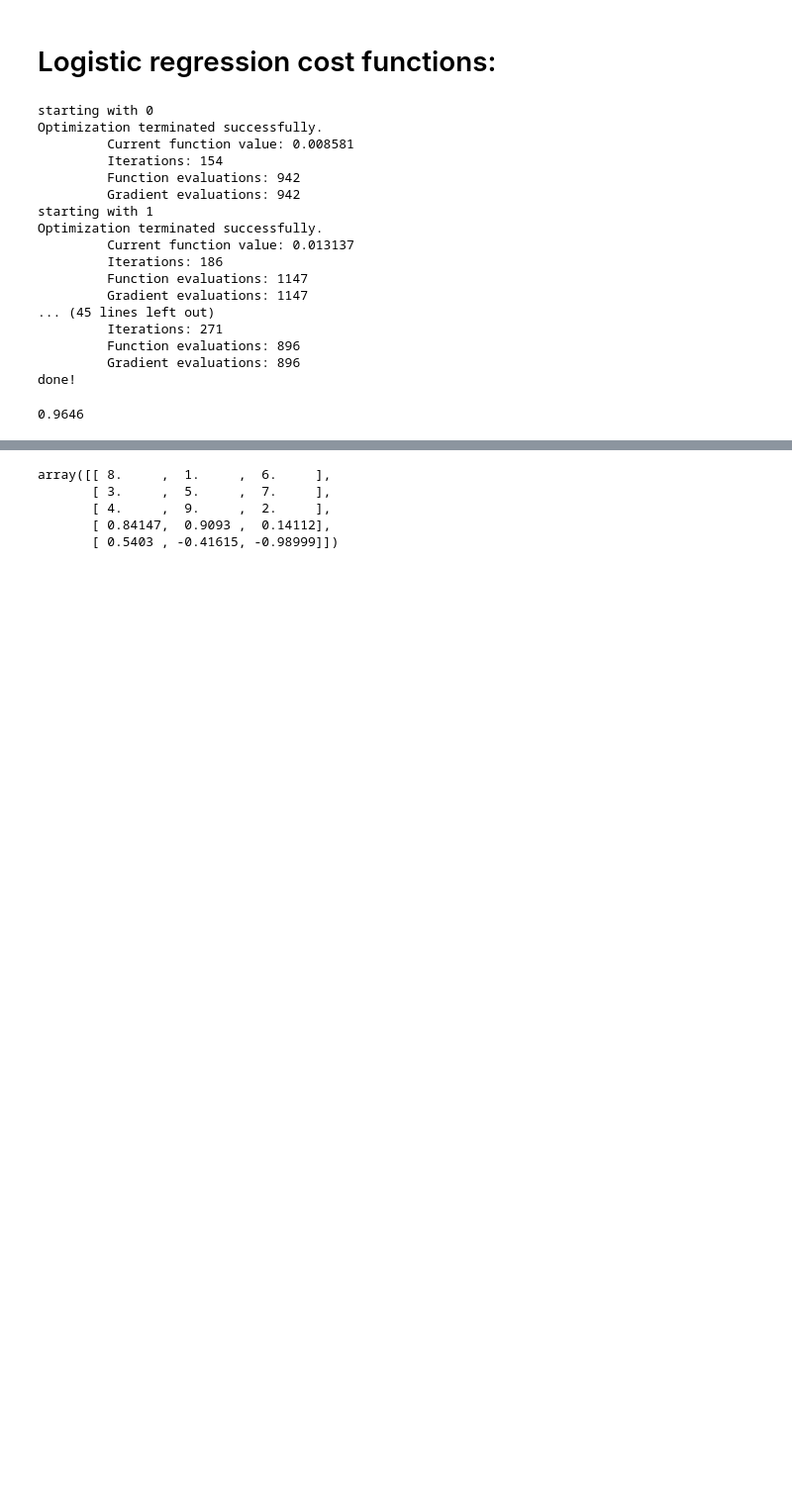
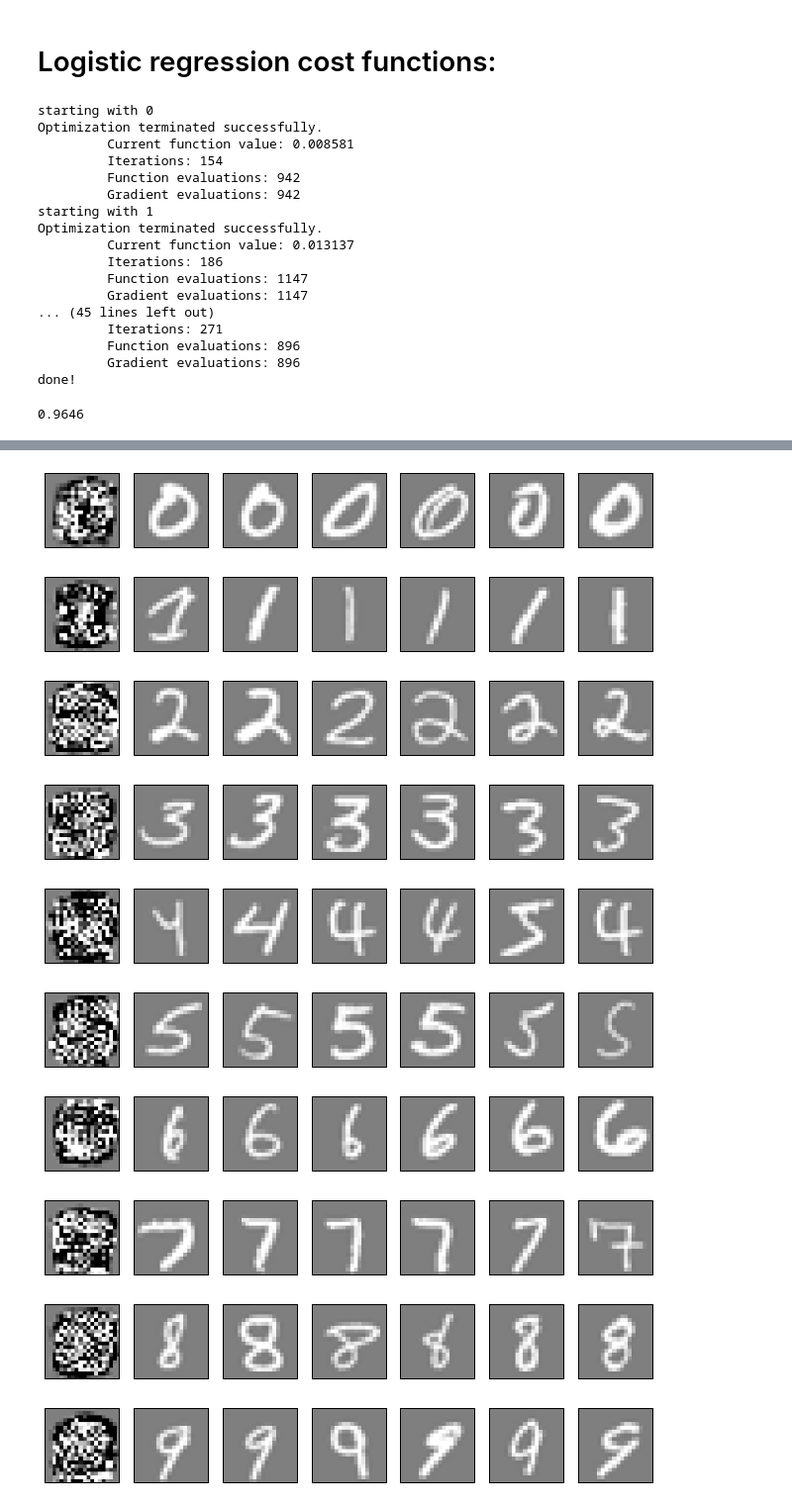
Before and after one commit to liavkoren/ng-redux, a Jupyter notebook: ex3/Neural Nets & Classification - log prob.ipynb, the cells around one changed output, grey strips where cells are left out. Shown at 99% size. Saved outputs shown, nothing was run; the diff lists cells and outputs as text; code cells hidden in the pictures; blank space fills up the shorter version.

```diff
--- a/ex3/Neural Nets & Classification - log prob.ipynb
+++ b/ex3/Neural Nets & Classification - log prob.ipynb
@@ -264,15 +226,0 @@ Predicted as: 1
-# %%
-from PIL import Image
-from numpy import interp
-from IPython.display import display
-
-
-# A feature scaled image:
-def row2image(row):
-    img = interp(np.float64(row), [-1, 1], [0, 1])
-    img *= 255
-    image = Image.fromarray(img.reshape((20, 20))).convert('RGB')
-    return image.resize((100, 100))
-
-img = row2image(X[13, 1:])
-img
@@ -281,6 +226,0 @@ img
-# %%
-# The raw data:
-
-for index in range(3, 5000, 500):
-    row = data128[index, :]
-    display(row2image(row))
@@ -347,17 +227,30 @@ print grad
-# %%
-test_X = np.array([
-    [8.00000,   1.00000,   6.00000],
-    [3.00000,   5.00000,   7.00000],
-    [4.00000,   9.00000,   2.00000],
-    [0.84147,   0.90930,   0.14112],
-    [0.54030,  -0.41615,  -0.98999],
-])
-test_y = np.array([1, 2, 2, 1, 3])
-num_labels = 3
-lambd = 0.1
-# %% [output]
-array([[ 8.     ,  1.     ,  6.     ],
-       [ 3.     ,  5.     ,  7.     ],
-       [ 4.     ,  9.     ,  2.     ],
-       [ 0.84147,  0.9093 ,  0.14112],
-       [ 0.5403 , -0.41615, -0.98999]])
+# %%
+def plot_image_row(figure, images):
+    number_images = len(images)
+    layout = '1{number_images}{position}'.format
+    for position, image in enumerate(images):
+        subplot = figure.add_subplot(layout(number_images=number_images, position=position+1))
+        subplot.axes.get_yaxis().set_visible(False)
+        subplot.axes.get_xaxis().set_visible(False)
+        subplot.imshow(image)
+    plt.show()
+# %%
+predictor = row2image(Theta[0, 1:])
+predictor
+for index, row in enumerate(Theta):
+    images = [row2image(row[1:])]
+    for random_number in np.random.randint(0, 501, size=6):
+        random_datum = X[500*index + random_number, 1:]
+        images.append(row2image(random_datum))
+    plot_image_row(plt.figure(figsize=(11, 8)), images)
+# %% [output]
+[figure, added]
+[figure, added]
+[figure, added]
+[figure, added]
+[figure, added]
+[figure, added]
+[figure, added]
+[figure, added]
+[figure, added]
+[figure, added]
```
Also changed, not shown: parts of 15 cells of this notebook.
